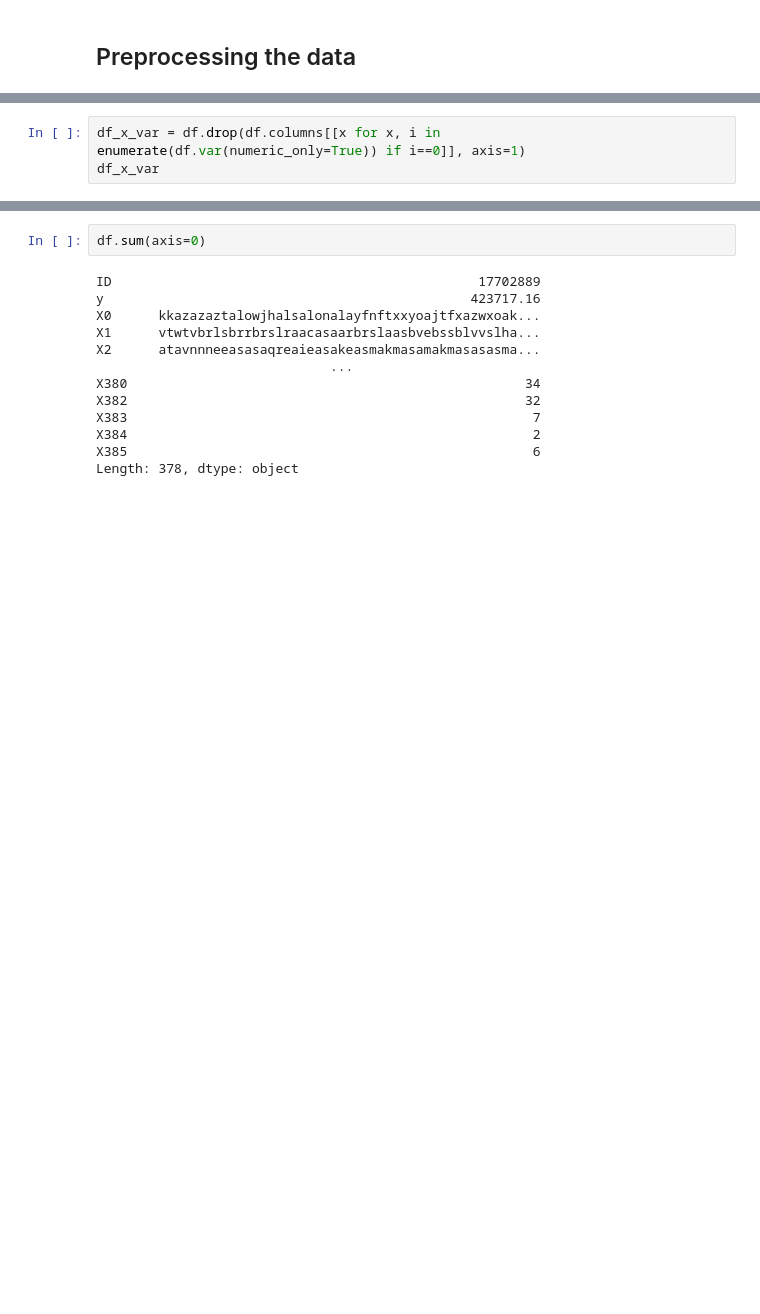
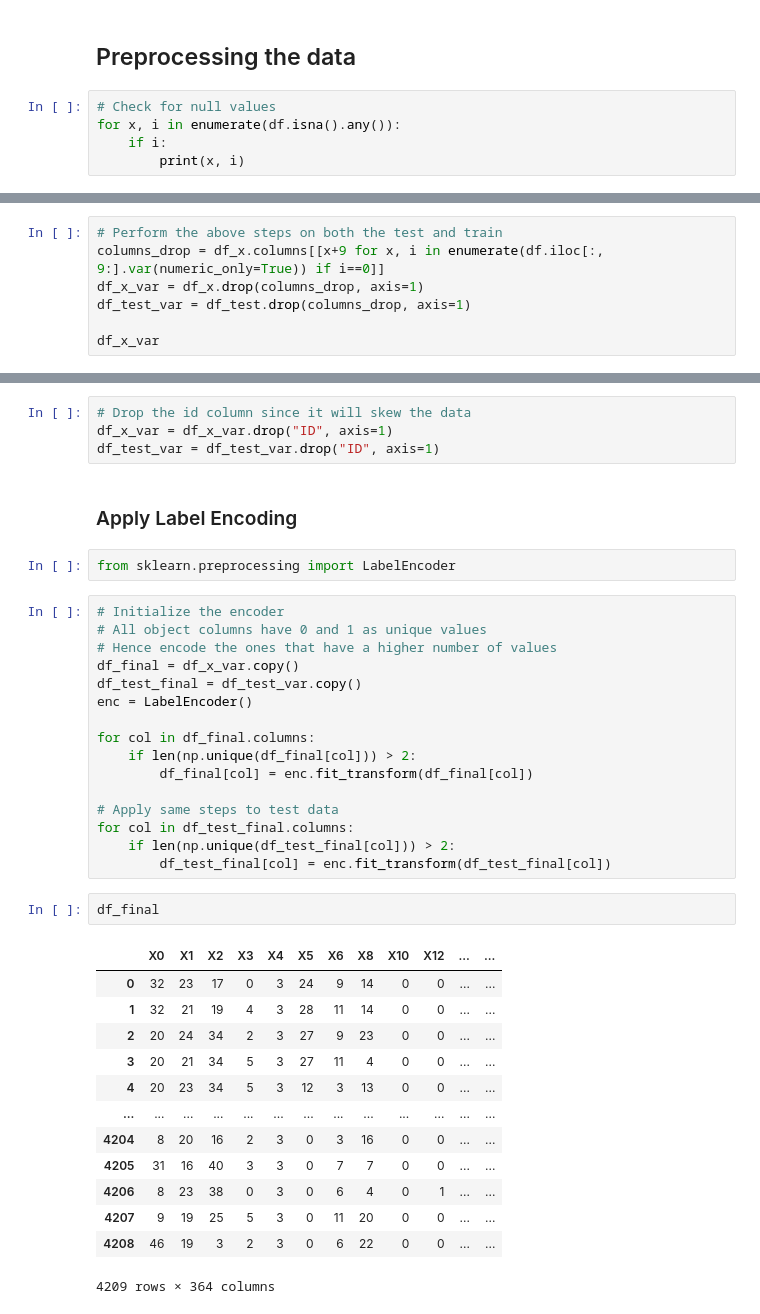
Before and after one commit to EngMarchG/ML-Projects, a Jupyter notebook: xg_boost/solution.ipynb, the cells around one changed output, grey strips where cells are left out. Saved outputs shown, nothing was run; the diff lists cells and outputs as text; blank space fills up the shorter version.

```diff
--- a/xg_boost/solution.ipynb
+++ b/xg_boost/solution.ipynb
@@ -80,5 +71,10 @@ df_test
 4209 rows × 377 columns
 # %% [markdown]
 ## Preprocessing the data
+# %%
+# Check for null values
+for x, i in enumerate(df.isna().any()):
+    if i:
+        print(x, i)
 # %%
 # Exlude the y (target)
@@ -118,4 +121,8 @@ Length: 370, dtype: float64
 # %%
-df_x_var = df.drop(df.columns[[x for x, i in enumerate(df.var(numeric_only=True)) if i==0]], axis=1)
+# Perform the above steps on both the test and train
+columns_drop = df_x.columns[[x+9 for x, i in enumerate(df.iloc[:, 9:].var(numeric_only=True)) if i==0]]
+df_x_var = df_x.drop(columns_drop, axis=1)
+df_test_var = df_test.drop(columns_drop, axis=1)
+
 df_x_var
 # %% [output]
@@ -135,15 +142,40 @@ df_x_var
-# %%
-df.sum(axis=0)
-# %% [output]
-ID                                               17702889
-y                                               423717.16
-X0      kkazazaztalowjhalsalonalayfnftxxyoajtfxazwxoak...
-X1      vtwtvbrlsbrrbrslraacasaarbrslaasbvebssblvvslha...
-X2      atavnnneeasasaqreaieasakeasmakmasamakmasasasma...
-                              ...
-X380                                                   34
-X382                                                   32
-X383                                                    7
-X384                                                    2
-X385                                                    6
-Length: 378, dtype: object
+# %%
+# Drop the id column since it will skew the data
+df_x_var = df_x_var.drop("ID", axis=1)
+df_test_var = df_test_var.drop("ID", axis=1)
+# %% [markdown]
+### Apply Label Encoding
+# %%
+from sklearn.preprocessing import LabelEncoder
+# %%
+# Initialize the encoder
+# All object columns have 0 and 1 as unique values
+# Hence encode the ones that have a higher number of values
+df_final = df_x_var.copy()
+df_test_final = df_test_var.copy()
+enc = LabelEncoder()
+
+for col in df_final.columns:
+    if len(np.unique(df_final[col])) > 2:
+        df_final[col] = enc.fit_transform(df_final[col])
+
+# Apply same steps to test data
+for col in df_test_final.columns:
+    if len(np.unique(df_test_final[col])) > 2:
+        df_test_final[col] = enc.fit_transform(df_test_final[col])
+# %%
+df_final
+# %% [output]
+|  | X0 | X1 | X2 | X3 | X4 | X5 | X6 | X8 | X10 | X12 | ... | ... |
+| 0 | 32 | 23 | 17 | 0 | 3 | 24 | 9 | 14 | 0 | 0 | ... | ... |
+| 1 | 32 | 21 | 19 | 4 | 3 | 28 | 11 | 14 | 0 | 0 | ... | ... |
+| 2 | 20 | 24 | 34 | 2 | 3 | 27 | 9 | 23 | 0 | 0 | ... | ... |
+| 3 | 20 | 21 | 34 | 5 | 3 | 27 | 11 | 4 | 0 | 0 | ... | ... |
+| 4 | 20 | 23 | 34 | 5 | 3 | 12 | 3 | 13 | 0 | 0 | ... | ... |
+| ... | ... | ... | ... | ... | ... | ... | ... | ... | ... | ... | ... | ... |
+| 4204 | 8 | 20 | 16 | 2 | 3 | 0 | 3 | 16 | 0 | 0 | ... | ... |
+| 4205 | 31 | 16 | 40 | 3 | 3 | 0 | 7 | 7 | 0 | 0 | ... | ... |
+| 4206 | 8 | 23 | 38 | 0 | 3 | 0 | 6 | 4 | 0 | 1 | ... | ... |
+| 4207 | 9 | 19 | 25 | 5 | 3 | 0 | 11 | 20 | 0 | 0 | ... | ... |
+| 4208 | 46 | 19 | 3 | 2 | 3 | 0 | 6 | 22 | 0 | 0 | ... | ... |
+4209 rows × 364 columns
```
Also changed, not shown: parts of 13 cells of this notebook.
